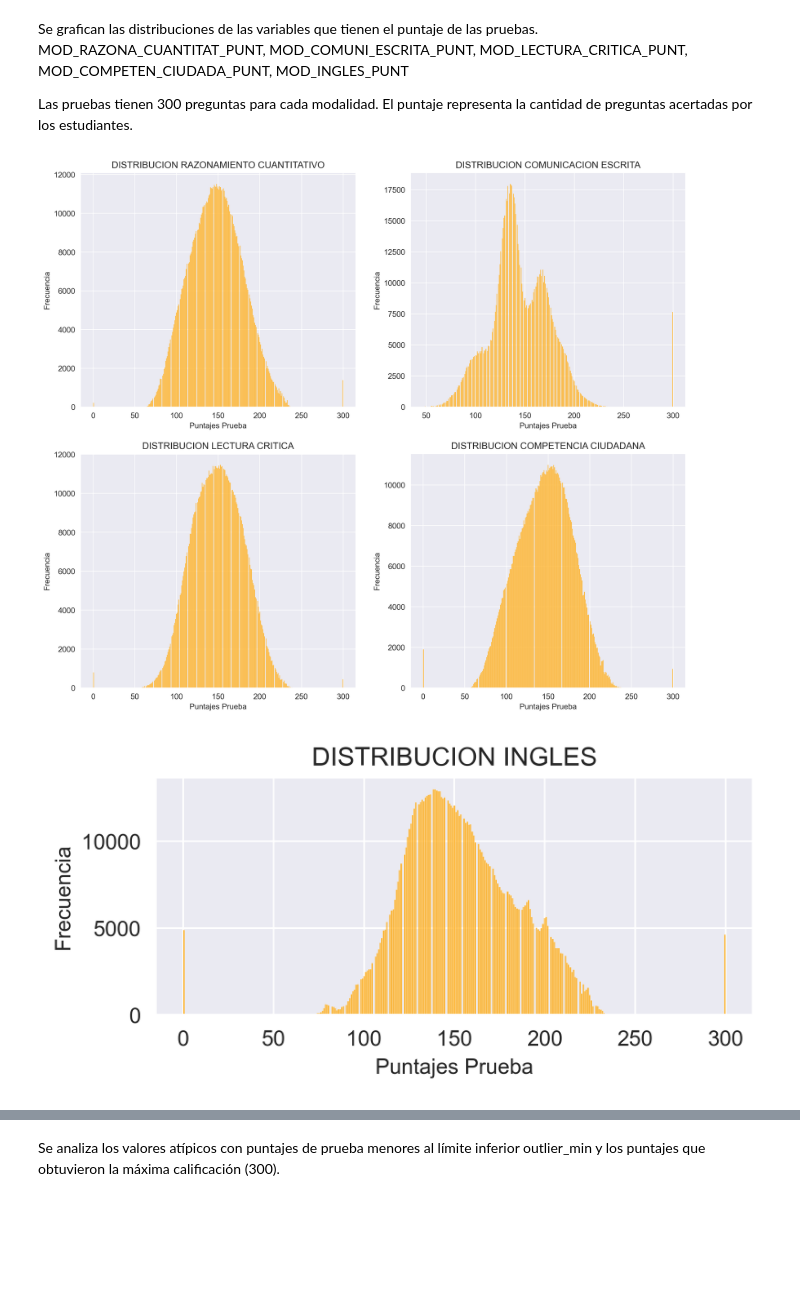
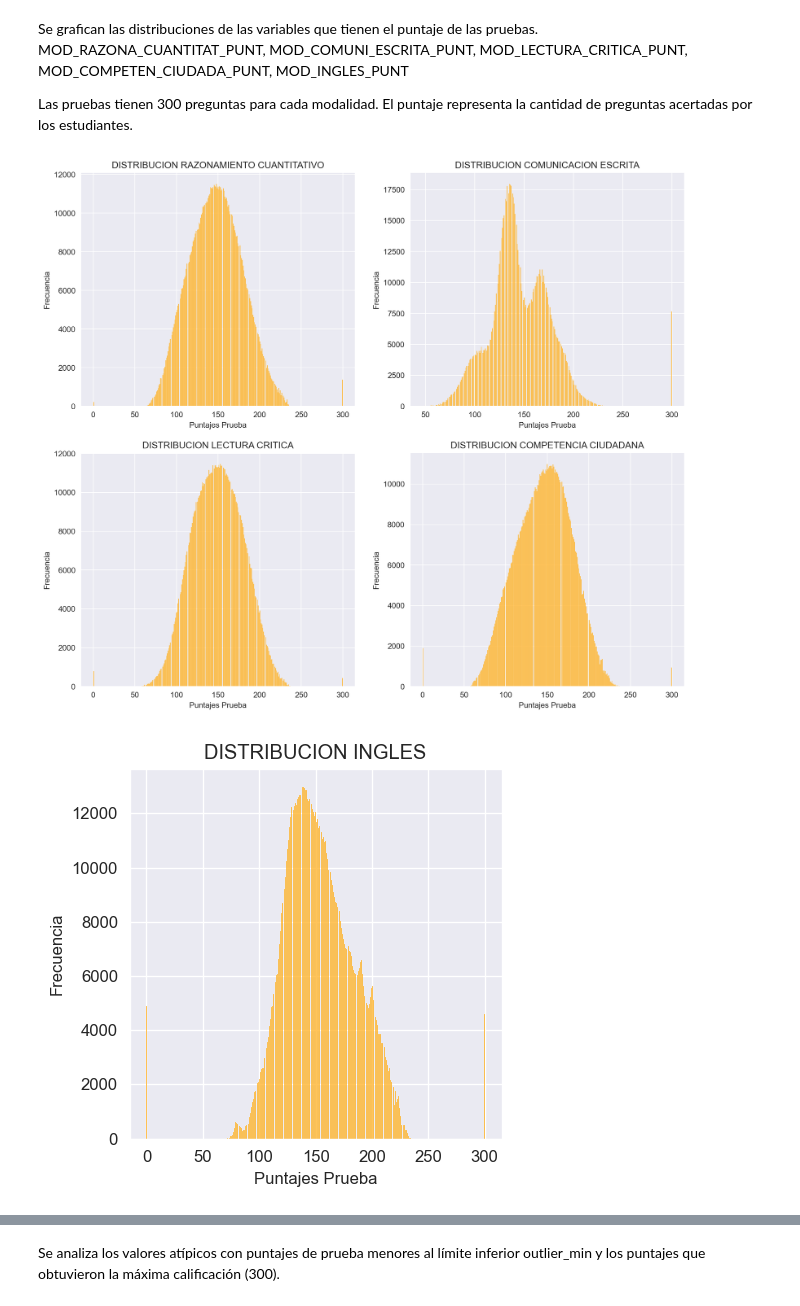
Before and after one commit to jospinoponce/PruebasSaberPro_Colombia, a Jupyter notebook: report_EDA.ipynb, the cells around one changed output, grey strips where cells are left out. Saved outputs shown, nothing was run; the diff lists cells and outputs as text; code cells hidden in the pictures; blank space fills up the shorter version.

```diff
--- a/report_EDA.ipynb
+++ b/report_EDA.ipynb
@@ -220,34 +220,34 @@ Las pruebas tienen 300 preguntas para cada modalidad. El puntaje representa la c
 # %%
 # Gráfica de la distribución de los puntajes.
 
 
 sns.set_style("darkgrid") # Formato para el Backgound del grafico.
 
 # Se crean ejes segmentados, para las primeras 4 gráficas.
 
-fig, ax = plt.subplots(nrows = 2, ncols = 2, figsize = (14, 12), dpi=300)
+fig, ax = plt.subplots(nrows = 2, ncols = 2, figsize = (14, 12), dpi=200)
 
 sns.histplot(data=dq,x='MOD_RAZONA_CUANTITAT_PUNT',color="orange",ax=ax[0,0]).set(title="DISTRIBUCION RAZONAMIENTO CUANTITATIVO",
 xlabel="Puntajes Prueba",ylabel="Frecuencia")
 
 sns.histplot(data=dq,x='MOD_COMUNI_ESCRITA_PUNT',color="orange",ax=ax[0,1]).set(title="DISTRIBUCION COMUNICACION ESCRITA",
 xlabel="Puntajes Prueba", ylabel="Frecuencia")
 
 sns.histplot(data=dq,x='MOD_LECTURA_CRITICA_PUNT',color="orange",ax=ax[1,0]).set(title="DISTRIBUCION LECTURA CRITICA",
 xlabel="Puntajes Prueba", ylabel="Frecuencia")
 
 sns.histplot(data=dq,x='MOD_COMPETEN_CIUDADA_PUNT',color="orange",ax=ax[1,1]).set(title="DISTRIBUCION COMPETENCIA CIUDADANA",
 xlabel="Puntajes Prueba",ylabel="Frecuencia")
 
 # Ultima gráfica.
 
-fig, ax = plt.subplots(nrows = 1, ncols = 1, figsize = (5, 2), dpi=400)
+fig, ax = plt.subplots(nrows = 1, ncols = 1, figsize = (4, 4), dpi=120)
 sns.histplot(data=dq, x='MOD_INGLES_PUNT', color="orange" ).set( title= "DISTRIBUCION INGLES", xlabel = "Puntajes Prueba"
 ,ylabel="Frecuencia" )
 plt.show()
 # %% [output]
 [figure]
-[figure, old version]
+[figure, new version]
 # %%
 # Aplicación de tres sigmas para determinacón de outliers.
 
```
Also changed, not shown: parts of 4 cells of this notebook, 10 other files.
